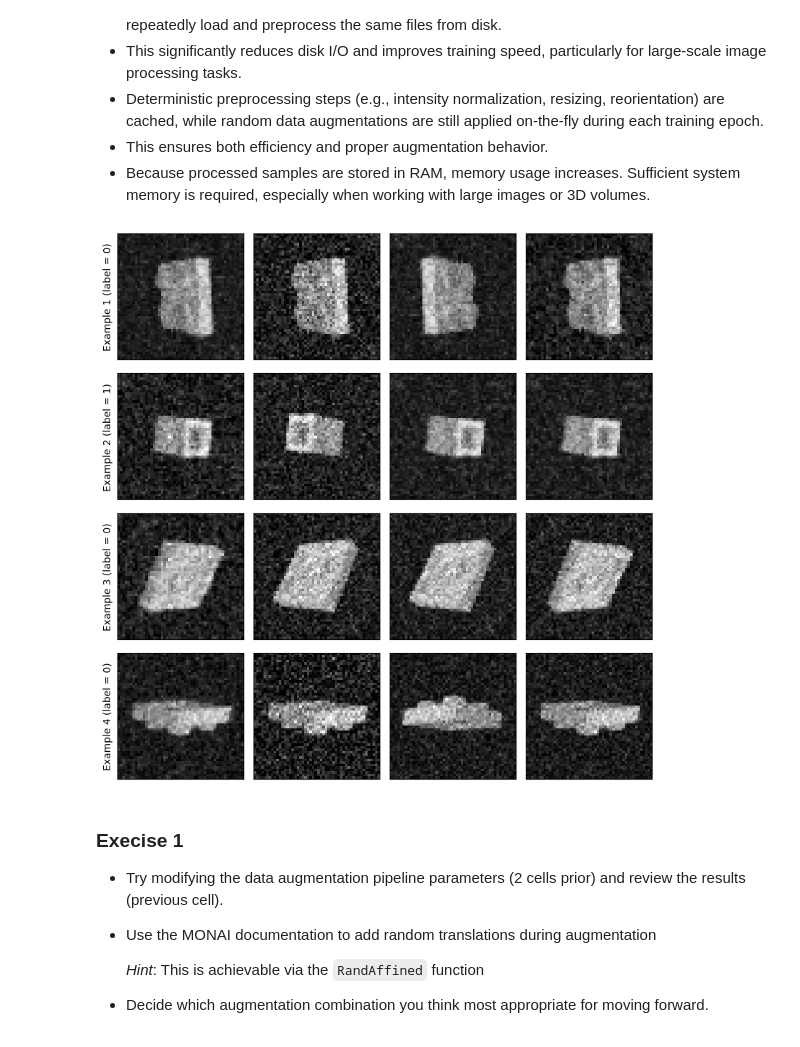
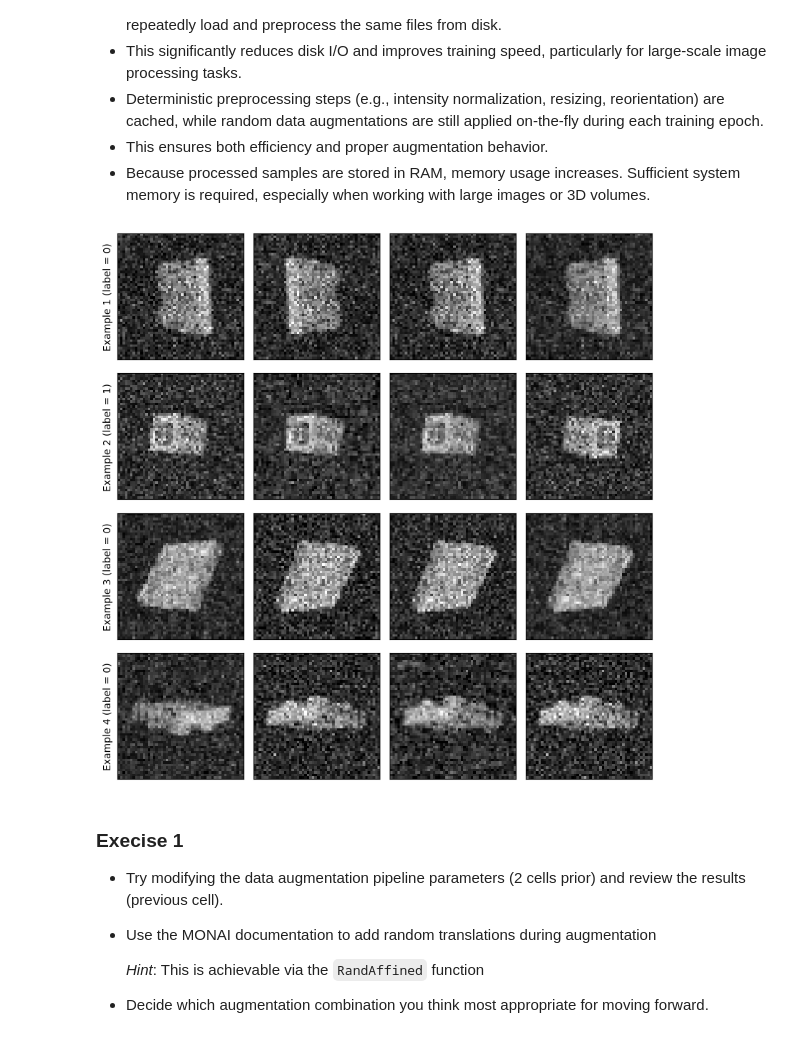
Before and after one commit to mdblackledge/theoryofimaging2, a Jupyter notebook: workshop/practical_exercises.ipynb, the cells around one changed output. Drawn from its saved outputs; the diff is of its cells as text; code cells hidden in the pictures.

```diff
--- a/workshop/practical_exercises.ipynb
+++ b/workshop/practical_exercises.ipynb
@@ -89,7 +87,7 @@ from skimage.transform import resize
 
 # Global parameters for the experiments
 SHAPE = (50, 50)
-SNR = 12.0
+SNR = 7.0
 
 def degrade_lego_image(arr, snr = 30.0, shape = (50, 50)):
     """ Degrade the quality of an image of a Lego brick.
@@ -301,34 +300,41 @@ transforms_inference = Compose([
 # %%
 from monai.data import CacheDataset
 
 train_ds = CacheDataset(
     data=files_train,
     transform=transforms_train,
     cache_rate=1.0,      # cache all data
     num_workers=4        # workers used during caching
 )
 
-# for validation, we do not use augmentation.
+# for validation and test, we do not use augmentation.
 val_ds = CacheDataset(
     data=files_val,
+    transform=transforms_inference,
+    cache_rate=1.0,      # cache all data
+    num_workers=4        # workers used during caching
+)
+
+test_ds = CacheDataset(
+    data=files_test,
     transform=transforms_inference,
     cache_rate=1.0,      # cache all data
     num_workers=4        # workers used during caching
 )
 
 # Lets plot some examples
 f, ax = plt.subplots(4, 4, figsize = (8, 8))
 ax = ax.ravel()
 for i in range(16):
     if i % 4 == 0:
         ax[i].set_ylabel(f"Example {int(i / 4) + 1} (label = {train_ds[int(i / 4)]["label"]})")
     ax[i].imshow(train_ds[int(i / 4)]["image"][0], cmap = "gray", clim = (0, 1))
     ax[i].set_xticks([]), ax[i].set_yticks([])
 
 plt.tight_layout()
 plt.show()
 # %% [output]
-[figure, old version]
+[figure, new version]
 # %% [markdown]
 ### Execise 1
  - Try modifying the data augmentation pipeline parameters (2 cells prior) and review the results (previous cell).
```
Also changed, not shown: parts of 9 cells of this notebook.
